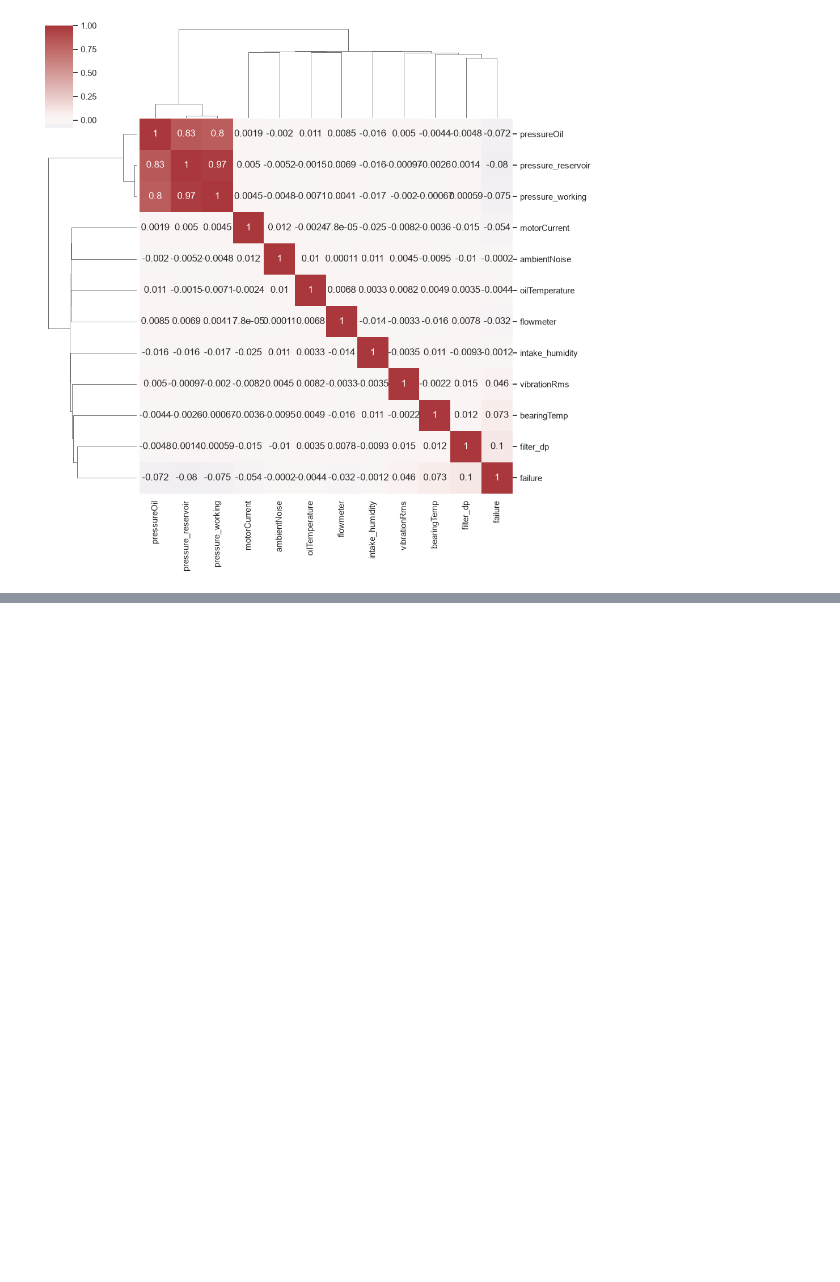
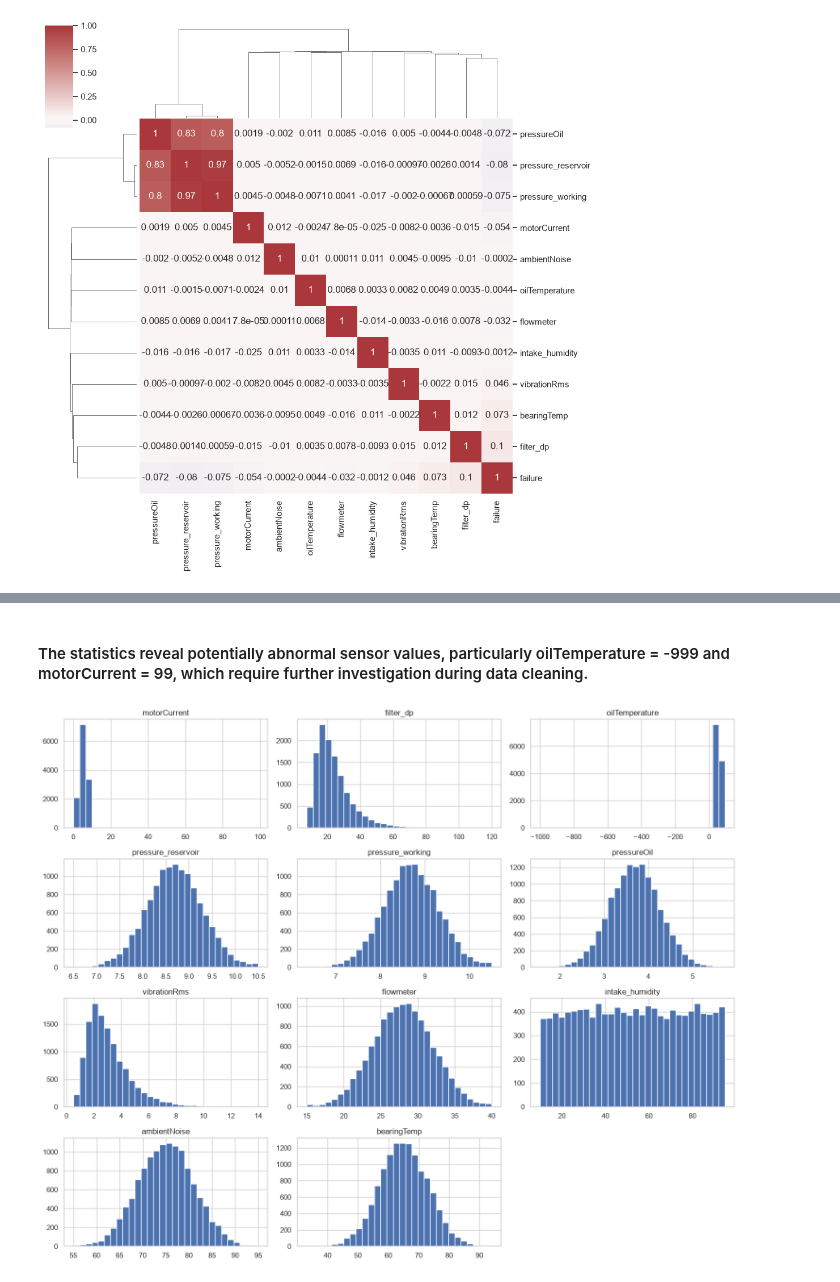
Before and after one commit to NovAndrii/IAU_project, a Jupyter notebook: prjct.ipynb, the cells around one changed output, grey strips where cells are left out. Drawn from its saved outputs; the diff is of its cells as text; code cells hidden in the pictures; blank space fills up the shorter version.

Commit message:
reading single atribute analysis done

```diff
--- a/prjct.ipynb
+++ b/prjct.ipynb
@@ -701,0 +906,27 @@ sns.clustermap(corr, cmap="vlag", center = 0, annot = len(corr) < 15)
+# %% [markdown]
+#### The statistics reveal potentially abnormal sensor values, particularly oilTemperature = -999 and motorCurrent = 99, which require further investigation during data cleaning.
+# %%
+sensors = [
+    "motorCurrent",
+    "filter_dp",
+    "oilTemperature",
+    "pressure_reservoir",
+    "pressure_working",
+    "pressureOil",
+    "vibrationRms",
+    "flowmeter",
+    "intake_humidity",
+    "ambientNoise",
+    "bearingTemp"
+]
+
+
+readings[sensors].hist(
+    figsize=(15, 12),
+    bins=30
+)
+
+plt.tight_layout()
+plt.show()
+# %% [output]
+[figure, added]
```
Also changed, not shown: parts of 32 cells of this notebook.
